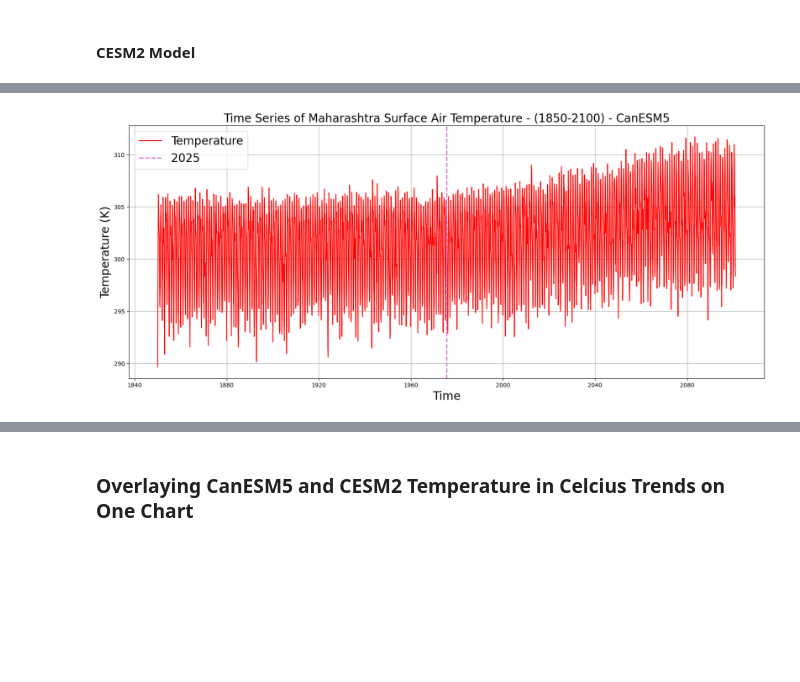
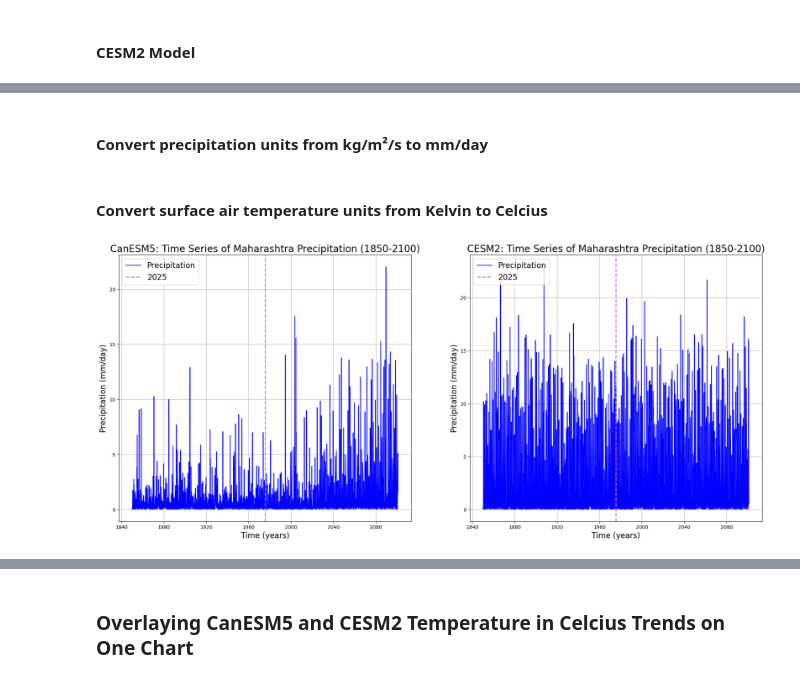
Before and after one commit to nmoraescommit/EDS296_final-mini-project, a Jupyter notebook: EDS296-final.ipynb, the cells around one changed output, grey strips where cells are left out. Drawn from its saved outputs; the diff is of its cells as text; code cells hidden in the pictures; blank space fills up the shorter version.

```diff
--- a/EDS296-final.ipynb
+++ b/EDS296-final.ipynb
@@ -216,15 +209,8 @@ plt.show()
-# %%
-# Plot surface air temperature for CanESM5 model
-fig, ax = plt.subplots(figsize=(20, 8))
-ax.plot(CAN_tas_time, CAN_tas.tas, label="Temperature", color="red")
-ax.axvline(x=2025, color="orchid", linestyle="--", linewidth=2, label="2025")
-ax.set_title(
-    "Time Series of Maharashtra Surface Air Temperature - (1850-2100) - CanESM5", fontsize=20
-)
-ax.set_xlabel("Time", fontsize=20)
-ax.set_ylabel("Temperature (K)", fontsize=20)
-ax.legend(fontsize=20)
-ax.grid()
-plt.show()
-# %% [output]
-[figure, removed]
+# %% [markdown]
+#### Convert precipitation units from  kg/m²/s to mm/day
+# %%
+# Extract NumPy arrays from xarray DataArrays and convert to mm/day
+CAN_pr_np = CAN_pr.pr.values * 86400
+CESM_pr_np = CESM_pr.pr.values * 86400
+# %% [markdown]
+#### Convert surface air temperature units from  Kelvin to Celcius
@@ -230,0 +225,31 @@ plt.show()
+# %%
+# Plot time series for precipitation
+fig, axes = plt.subplots(nrows=1, ncols=2, figsize=(24, 10))
+
+# Subplot1: CanESM5
+plot1 = axes[0].plot(CAN_time_np, CAN_pr_np, label="Precipitation", color="b")
+axes[0].axvline(x=2025, color="orchid", linestyle="--", linewidth=2, label="2025")
+axes[0].set_title(
+    "CanESM5: Time Series of Maharashtra Precipitation (1850-2100)", fontsize=20
+)
+axes[0].set_xlabel("Time (years)", fontsize=16)
+axes[0].set_ylabel("Precipitation (mm/day)", fontsize=16)
+axes[0].legend(fontsize=16)
+axes[0].grid()
+
+# Subplot2: CESM2
+plot2 = axes[1].plot(CESM_time_np, CESM_pr_np, label="Precipitation", color="b")
+axes[1].axvline(x=2025, color="orchid", linestyle="--", linewidth=2, label="2025")
+axes[1].set_title(
+    "CESM2: Time Series of Maharashtra Precipitation (1850-2100)", fontsize=20
+)
+axes[1].set_xlabel("Time (years)", fontsize=16)
+axes[1].set_ylabel("Precipitation (mm/day)", fontsize=16)
+axes[1].legend(loc="upper left", fontsize=16)
+axes[1].grid()
+
+
+
+plt.show()
+# %% [output]
+[figure, added]
```
Also changed, not shown: parts of 15 cells of this notebook, 2 other files.
